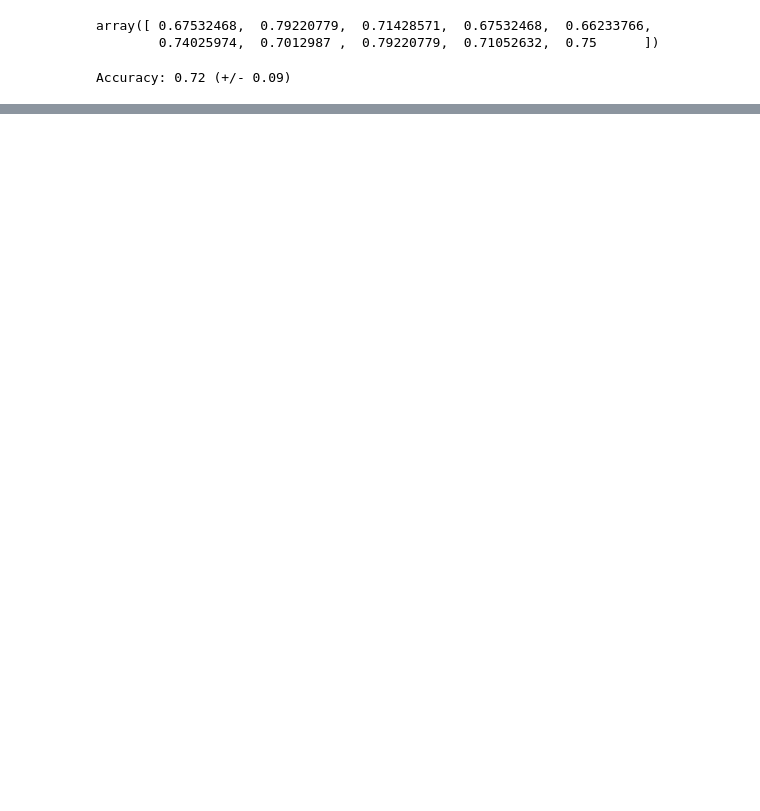
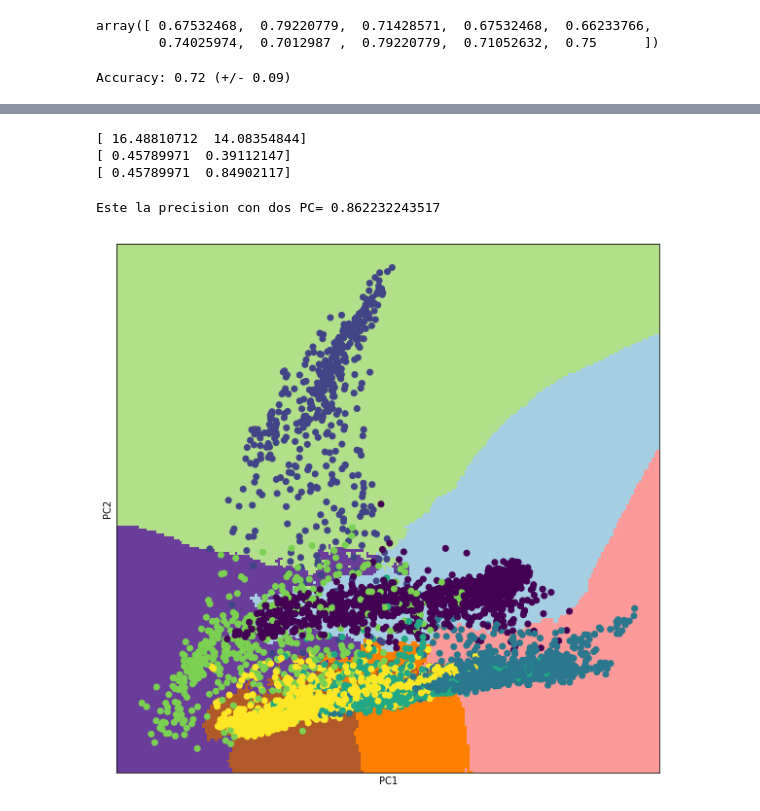
Before and after one commit to eacunafer/Data-Mining-Machine-Learning-subgraduado-, a Jupyter notebook: notebooks/knn2.ipynb, the cells around one changed output, grey strips where cells are left out. Saved outputs shown, nothing was run; the diff lists cells and outputs as text; code cells hidden in the pictures; blank space fills up the shorter version.

```diff
--- a/notebooks/knn2.ipynb
+++ b/notebooks/knn2.ipynb
@@ -160,0 +198,46 @@ La precison con k=3 vecinos 0.721377306904
+# %%
+from sklearn.preprocessing import StandardScaler
+from sklearn.decomposition import PCA
+pca = PCA(n_components=2)
+X = StandardScaler().fit_transform(X)
+principalComponents = pca.fit_transform(X)
+pcaDF=pd.DataFrame(data = principalComponents, columns = ['PC1', 'PC2'])
+print pca.explained_variance_
+print pca.explained_variance_ratio_
+print pca.explained_variance_ratio_.cumsum()
+# %% [output]
+[ 16.48810712  14.08354844]
+[ 0.45789971  0.39112147]
+[ 0.45789971  0.84902117]
+# %%
+#Aplicando el clasificador knn con k=9 y calculando el porcentaje de precision
+neigh = KNeighborsClassifier(n_neighbors=9)
+neigh.fit(principalComponents, y)
+pcaDF['class']=y
+finalDf=pcaDF
+#Tasa de precision
+ypred=neigh.predict(principalComponents)
+precision=(y==ypred).sum()/float(len(y))
+print "Este la precision con dos PC=", precision
+# %% [output]
+Este la precision con dos PC= 0.862232243517
+# %%
+from matplotlib.colors import ListedColormap
+eje1=np.arange(start = finalDf['PC1'].min()-1, stop = finalDf['PC1'].max() + 1, step = 0.1)
+eje2=np.arange(start = finalDf['PC2'].min()-1, stop = finalDf['PC2'].max() + 1, step = 0.11)
+Y1, Y2 = np.meshgrid(eje1,eje2)
+pred2=neigh.predict(np.c_[Y1.ravel(), Y2.ravel()]).reshape(Y1.shape)
+plt.figure(figsize=(10, 10))
+plt.pcolormesh(Y1, Y2, pred2,cmap=plt.cm.Paired)
+# Plot also the training points#
+plt.scatter(finalDf['PC1'], finalDf['PC2'], c=y)
+plt.xlabel('PC1')
+plt.ylabel('PC2')
+plt.xlim(Y1.min(), Y1.max())
+plt.ylim(Y2.min(), Y2.max())
+plt.xticks(())
+plt.yticks(())
+
+plt.show()
+# %% [output]
+[figure, added]
```
Also changed, not shown: parts of 9 cells of this notebook, 2 other files.
